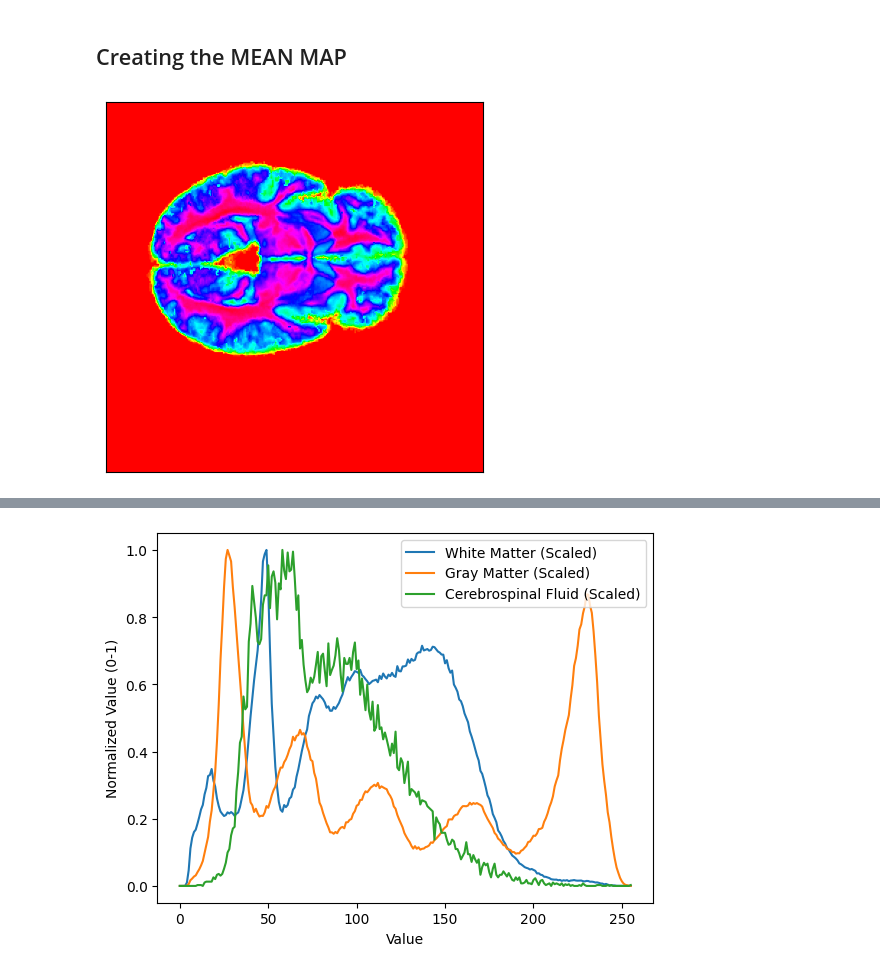
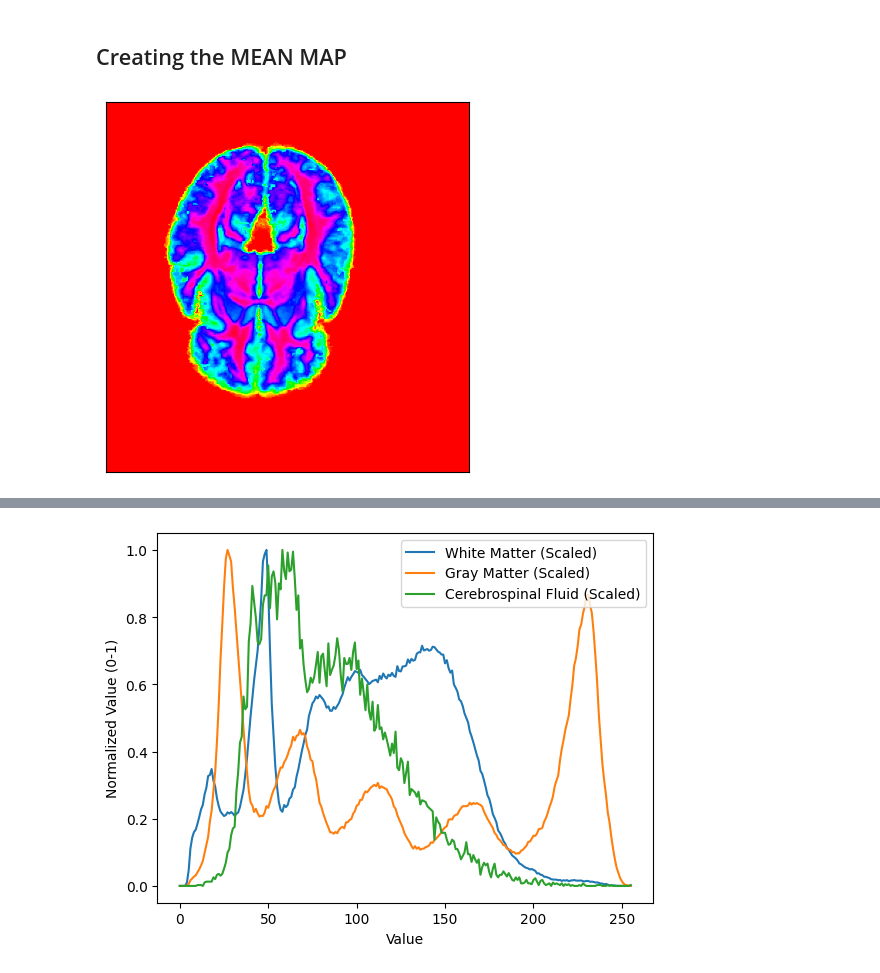
Before and after one commit to EdAlita/Registration, a Jupyter notebook: LABS/regLabPy/LAB2/Lab2.ipynb, the cells around one changed output, grey strips where cells are left out. Saved outputs shown, nothing was run; the diff lists cells and outputs as text; code cells hidden in the pictures.

Commit message:
adding brain plit changes

```diff
--- a/LABS/regLabPy/LAB2/Lab2.ipynb
+++ b/LABS/regLabPy/LAB2/Lab2.ipynb
@@ -73,17 +74,17 @@ number_of_brains = 5
 brain_to_graph = 0
 
 
-patients =  [ nb.load(patients[i]).get_fdata() for i in range(number_of_brains) ]
+patients =  [ sitk.GetArrayFromImage(sitk.ReadImage(patients[i])) for i in range(number_of_brains) ]
 
 patients = [ min_max_normalization(patients[i]) for i in range(number_of_brains)]
 
-labels =  [ nb.load (labels[i]).get_fdata() for i in range(number_of_brains) ]
+labels =  [ sitk.GetArrayFromImage(sitk.ReadImage(labels[i])) for i in range(number_of_brains) ]
 
-masks =  [ nb.load (masks[i]).get_fdata() for i in range(number_of_brains) ]
+masks =  [ sitk.GetArrayFromImage(sitk.ReadImage(masks[i])) for i in range(number_of_brains) ]
 
-original =  [ nb.load (original[i]).get_fdata() for i in range(number_of_brains) ]
+original =  [ sitk.GetArrayFromImage(sitk.ReadImage(original[i])) for i in range(number_of_brains) ]
 
-original_labels =  [ nb.load (original_labels[i]).get_fdata() for i in range(number_of_brains) ]
+original_labels =  [ sitk.GetArrayFromImage(sitk.ReadImage(original_labels[i])) for i in range(number_of_brains) ]
 
 patients = np.stack(patients,axis=0)
 labels = np.stack(labels,axis=0)
@@ -102,21 +103,21 @@ logger.success(f'Size of the images arrays {labels.shape,masks.shape,labels.shap
 # %%
 mean_map = np.mean(patients, axis=0)
 
-plt.imshow(mean_map[:,:,brain_layer],cmap='hsv')
+plt.imshow(mean_map[brain_layer,:,:],cmap='hsv')
 plt.yticks([])
 plt.xticks([])
 plt.show()
 
 #File saving
 nii_img = nb.Nifti1Image(mean_map, None)
 
 # Specify the output file path with the .nii.gz extension
 output_file = 'mean_map.nii.gz'
 
 # Save the NIfTI image to a file
 nii_img.to_filename(output_file)
 # %% [output]
-[figure, old version]
+[figure, new version]
 # %%
 white_matter_mask =  [ np.where(labels[i,:,:,:] == 3, 1, 0) for i in range(number_of_brains) ]
 white_matter_mask = np.stack(white_matter_mask,axis=0)
```
Also changed, not shown: parts of 4 cells of this notebook, 2 other files.
